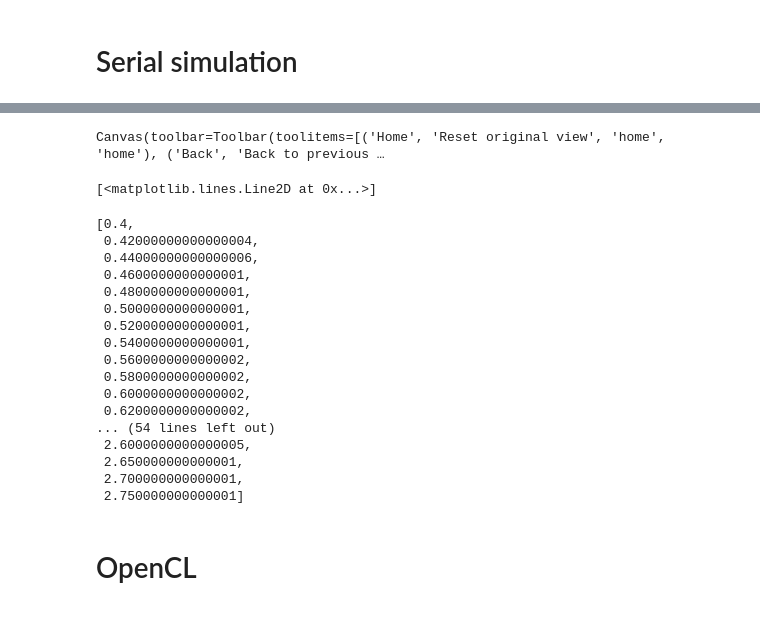
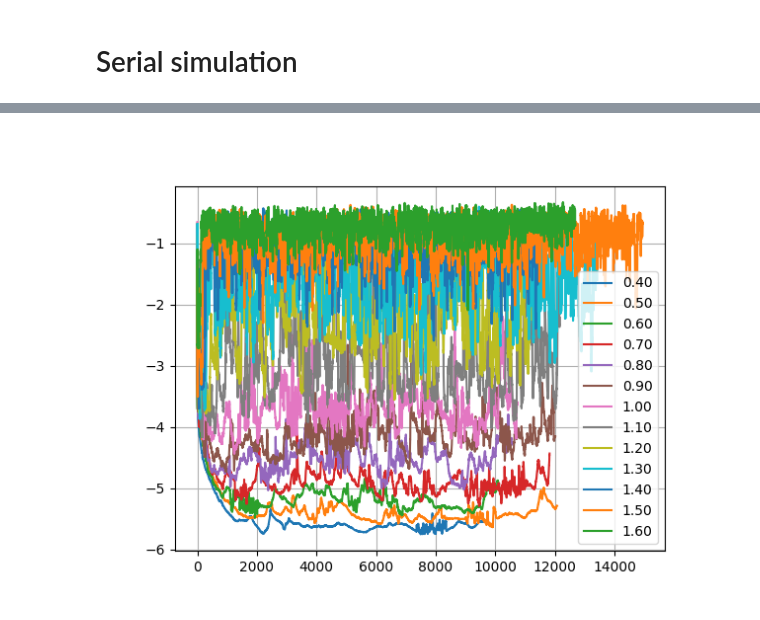
Before and after one commit to lyckantropen/latticemc, a Jupyter notebook: latticemc.ipynb, the cells around one changed output, grey strips where cells are left out. Drawn from its saved outputs; the diff is of its cells as text; code cells hidden in the pictures.

```diff
--- a/latticemc.ipynb
+++ b/latticemc.ipynb
@@ -218,28 +169,8 @@ latticemc.parallel,WARNING: SimulationProcess[69, DefiningParameters(temperature
 # %%
 fig, ax = plt.subplots();
-ax.plot(orderParametersHistory[states[25].parameters].orderParameters['energy'])
+for state in states:
+    ax.plot(order_parameters_history[state.parameters].order_parameters['energy'], label=state.parameters.temperature)
+ax.legend()
+ax.grid()
 # %% [output]
-Canvas(toolbar=Toolbar(toolitems=[('Home', 'Reset original view', 'home', 'home'), ('Back', 'Back to previous …
-[<matplotlib.lines.Line2D at 0x...>]
+[figure, added]
-# %%
-sph = []
-# %% [output]
-[0.4,
- 0.42000000000000004,
- 0.44000000000000006,
- 0.4600000000000001,
- 0.4800000000000001,
- 0.5000000000000001,
- 0.5200000000000001,
- 0.5400000000000001,
- 0.5600000000000002,
- 0.5800000000000002,
- 0.6000000000000002,
- 0.6200000000000002,
-... (54 lines left out)
- 2.6000000000000005,
- 2.650000000000001,
- 2.700000000000001,
- 2.750000000000001]
-# %% [markdown]
-# OpenCL
```
Also changed, not shown: parts of 21 cells of this notebook.
